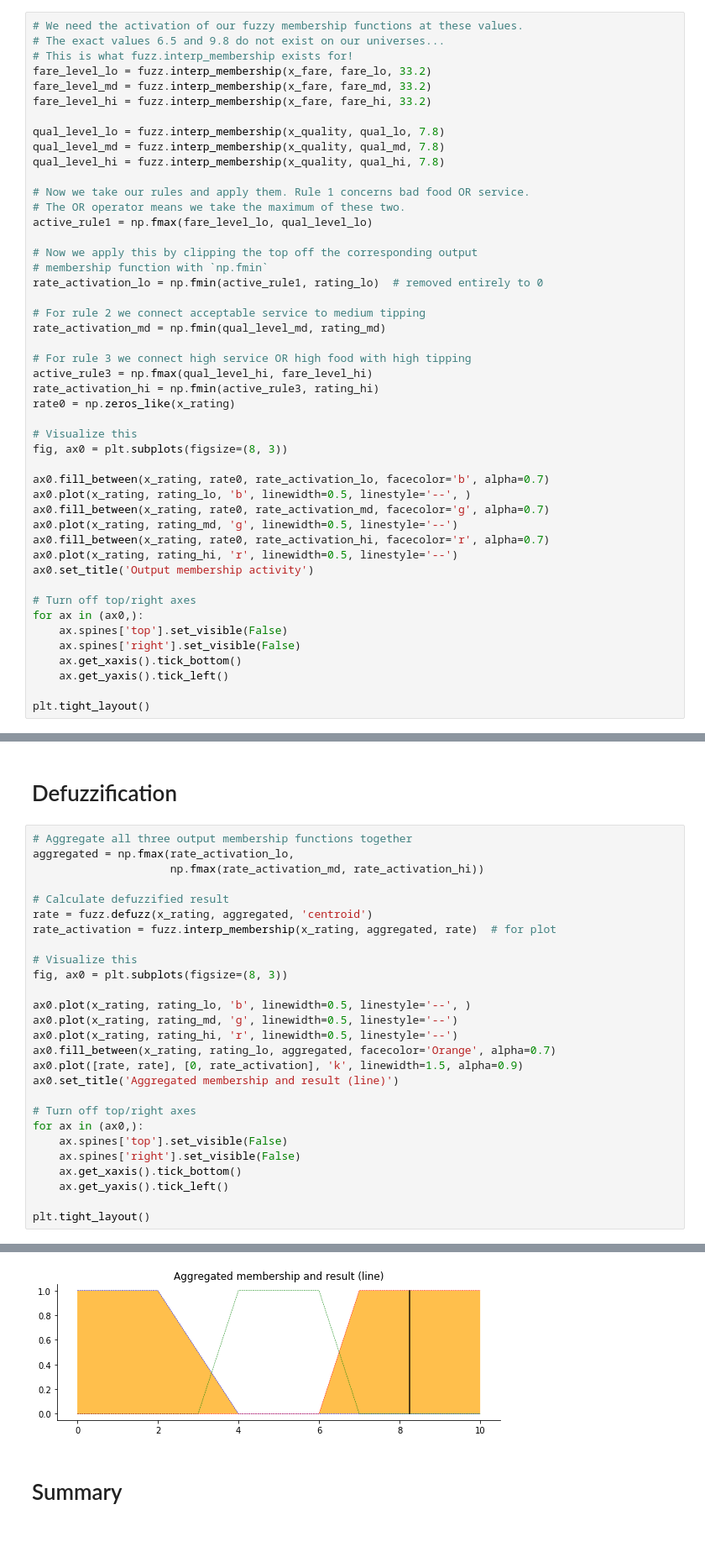
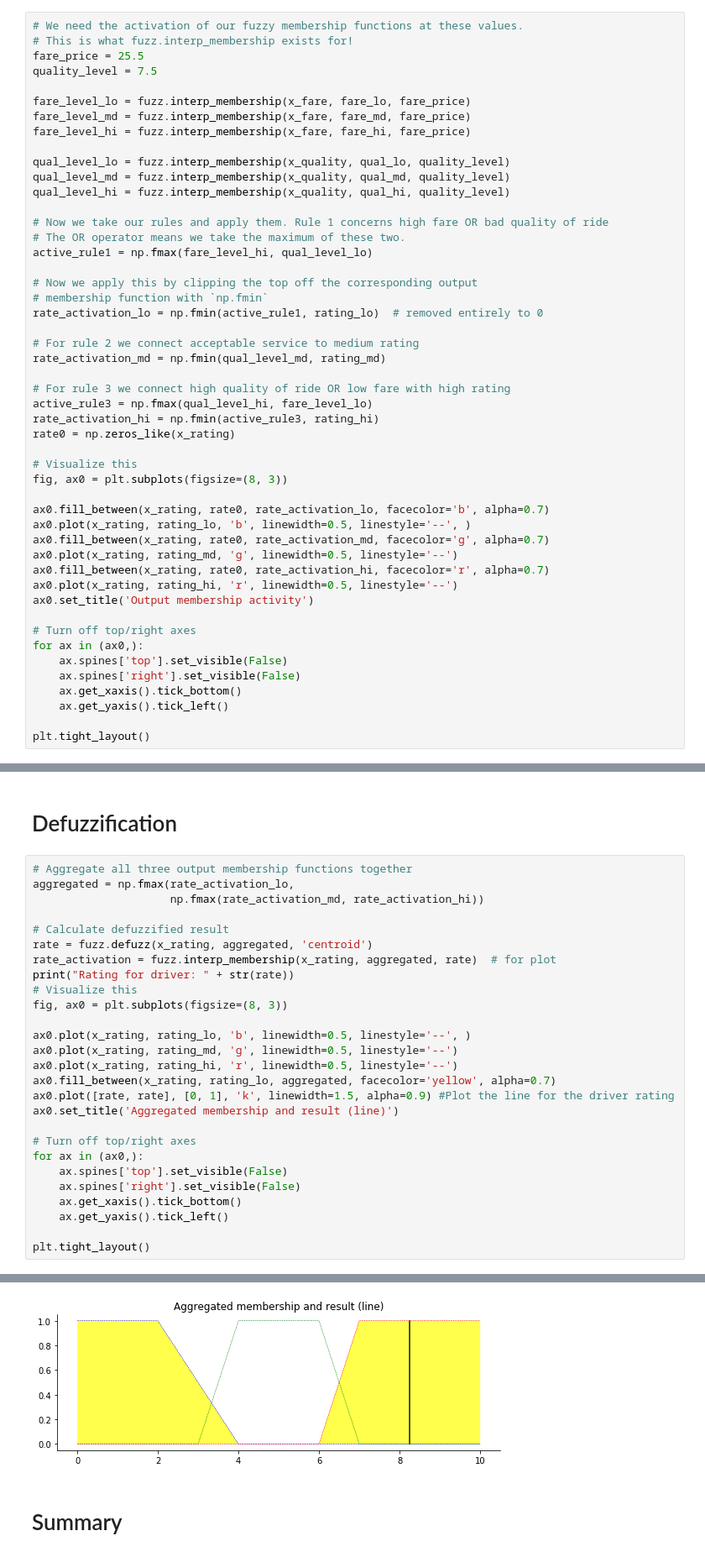
Before and after one commit to hoyin91/CCS516_Assignment2_fuzzy, a Jupyter notebook: Fuzzy_ass_2.ipynb, the cells around one changed output, grey strips where cells are left out. Shown: that part at 84% size. Saved outputs shown, nothing was run; the diff lists cells and outputs as text.

Commit message:
Updated on the naming of variable and rules.

```diff
--- a/Fuzzy_ass_2.ipynb
+++ b/Fuzzy_ass_2.ipynb
@@ -59,28 +64,30 @@ plt.tight_layout()
 # %%
 # We need the activation of our fuzzy membership functions at these values.
-# The exact values 6.5 and 9.8 do not exist on our universes...
 # This is what fuzz.interp_membership exists for!
-fare_level_lo = fuzz.interp_membership(x_fare, fare_lo, 33.2)
-fare_level_md = fuzz.interp_membership(x_fare, fare_md, 33.2)
-fare_level_hi = fuzz.interp_membership(x_fare, fare_hi, 33.2)
+fare_price = 25.5
+quality_level = 7.5
 
-qual_level_lo = fuzz.interp_membership(x_quality, qual_lo, 7.8)
-qual_level_md = fuzz.interp_membership(x_quality, qual_md, 7.8)
-qual_level_hi = fuzz.interp_membership(x_quality, qual_hi, 7.8)
+fare_level_lo = fuzz.interp_membership(x_fare, fare_lo, fare_price)
+fare_level_md = fuzz.interp_membership(x_fare, fare_md, fare_price)
+fare_level_hi = fuzz.interp_membership(x_fare, fare_hi, fare_price)
 
-# Now we take our rules and apply them. Rule 1 concerns bad food OR service.
+qual_level_lo = fuzz.interp_membership(x_quality, qual_lo, quality_level)
+qual_level_md = fuzz.interp_membership(x_quality, qual_md, quality_level)
+qual_level_hi = fuzz.interp_membership(x_quality, qual_hi, quality_level)
+
+# Now we take our rules and apply them. Rule 1 concerns high fare OR bad quality of ride
 # The OR operator means we take the maximum of these two.
-active_rule1 = np.fmax(fare_level_lo, qual_level_lo)
+active_rule1 = np.fmax(fare_level_hi, qual_level_lo)
 
 # Now we apply this by clipping the top off the corresponding output
 # membership function with `np.fmin`
 rate_activation_lo = np.fmin(active_rule1, rating_lo)  # removed entirely to 0
 
-# For rule 2 we connect acceptable service to medium tipping
+# For rule 2 we connect acceptable service to medium rating
 rate_activation_md = np.fmin(qual_level_md, rating_md)
 
-# For rule 3 we connect high service OR high food with high tipping
-active_rule3 = np.fmax(qual_level_hi, fare_level_hi)
+# For rule 3 we connect high quality of ride OR low fare with high rating
+active_rule3 = np.fmax(qual_level_hi, fare_level_lo)
 rate_activation_hi = np.fmin(active_rule3, rating_hi)
 rate0 = np.zeros_like(x_rating)
 
@@ -115,15 +122,15 @@ aggregated = np.fmax(rate_activation_lo,
 # Calculate defuzzified result
 rate = fuzz.defuzz(x_rating, aggregated, 'centroid')
 rate_activation = fuzz.interp_membership(x_rating, aggregated, rate)  # for plot
-
+print("Rating for driver: " + str(rate))
 # Visualize this
 fig, ax0 = plt.subplots(figsize=(8, 3))
 
 ax0.plot(x_rating, rating_lo, 'b', linewidth=0.5, linestyle='--', )
 ax0.plot(x_rating, rating_md, 'g', linewidth=0.5, linestyle='--')
 ax0.plot(x_rating, rating_hi, 'r', linewidth=0.5, linestyle='--')
-ax0.fill_between(x_rating, rating_lo, aggregated, facecolor='Orange', alpha=0.7)
-ax0.plot([rate, rate], [0, rate_activation], 'k', linewidth=1.5, alpha=0.9)
+ax0.fill_between(x_rating, rating_lo, aggregated, facecolor='yellow', alpha=0.7)
+ax0.plot([rate, rate], [0, 1], 'k', linewidth=1.5, alpha=0.9) #Plot the line for the driver rating
 ax0.set_title('Aggregated membership and result (line)')
 
 # Turn off top/right axes
@@ -138,3 +146,3 @@ plt.tight_layout()
-[figure, old version]
+[figure, new version]
 # %% [markdown]
 # Summary
```
Also changed, not shown: parts of 3 cells of this notebook.
